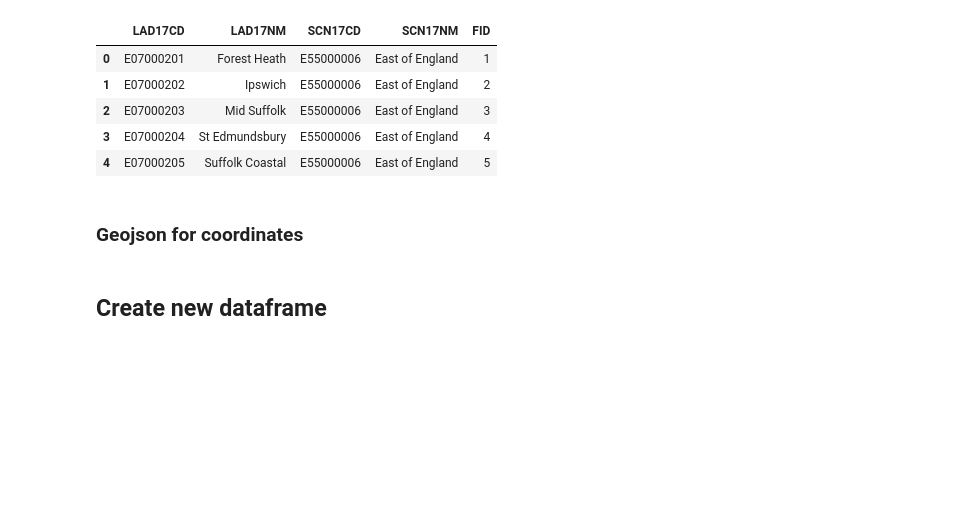
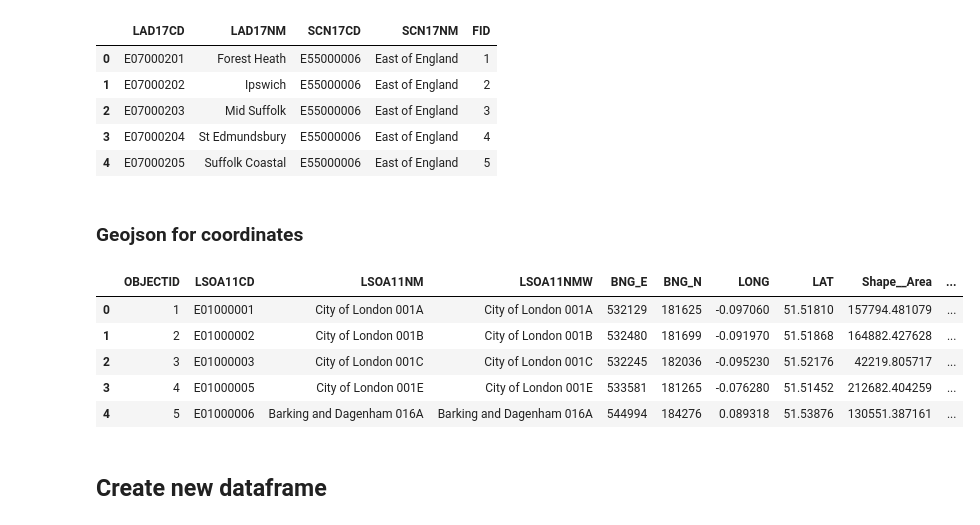
Before and after one commit to samuel-book/geography_data, a Jupyter notebook: tabular/link_LSOAs_to_ONS_regions.ipynb, the cells around one changed output. Saved outputs shown, nothing was run; the diff lists cells and outputs as text; code cells hidden in the pictures; blank space fills up the shorter version.

```diff
--- a/tabular/link_LSOAs_to_ONS_regions.ipynb
+++ b/tabular/link_LSOAs_to_ONS_regions.ipynb
@@ -174,3 +122,12 @@ for i in range(len(geojson_ew['features'])):
+# %%
+df_geojson.head()
+# %% [output]
+|  | OBJECTID | LSOA11CD | LSOA11NM | LSOA11NMW | BNG_E | BNG_N | LONG | LAT | Shape__Area | ... |
+| 0 | 1 | E01000001 | City of London 001A | City of London 001A | 532129 | 181625 | -0.097060 | 51.51810 | 157794.481079 | ... |
+| 1 | 2 | E01000002 | City of London 001B | City of London 001B | 532480 | 181699 | -0.091970 | 51.51868 | 164882.427628 | ... |
+| 2 | 3 | E01000003 | City of London 001C | City of London 001C | 532245 | 182036 | -0.095230 | 51.52176 | 42219.805717 | ... |
+| 3 | 4 | E01000005 | City of London 001E | City of London 001E | 533581 | 181265 | -0.076280 | 51.51452 | 212682.404259 | ... |
+| 4 | 5 | E01000006 | Barking and Dagenham 016A | Barking and Dagenham 016A | 544994 | 184276 | 0.089318 | 51.53876 | 130551.387161 | ... |
 # %% [markdown]
 ## Create new dataframe
 # %% [markdown]
```
Also changed, not shown: parts of 29 cells of this notebook.
